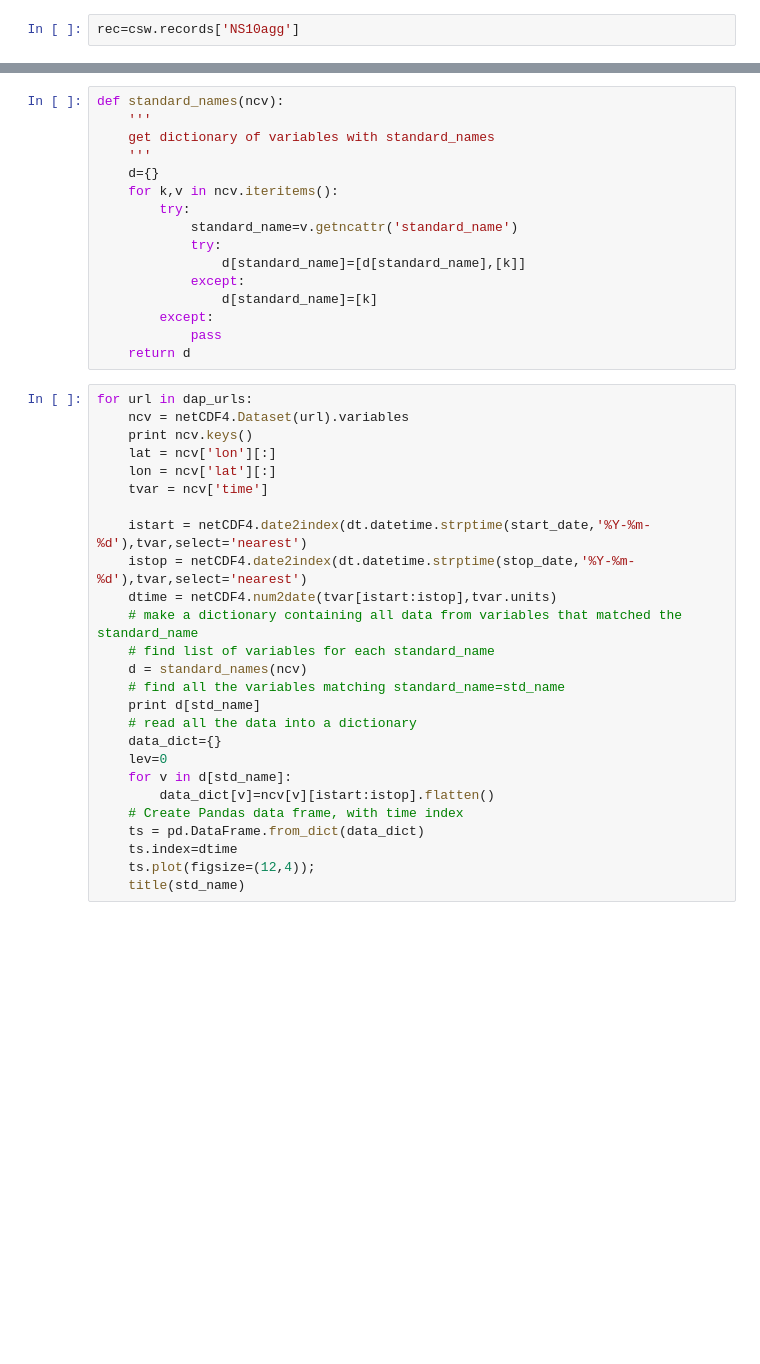
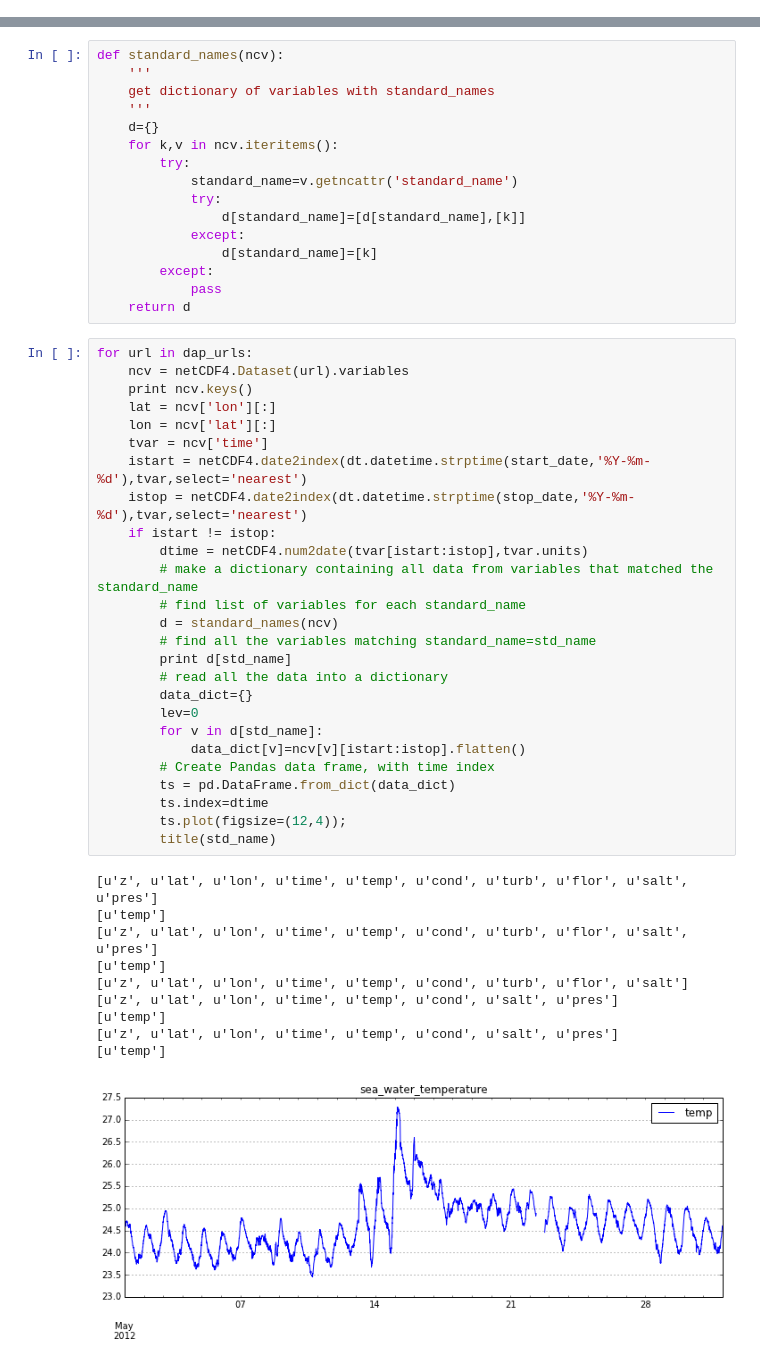
Before and after one commit to rsignell-usgs/ipython-notebooks, a Jupyter notebook: files/CSW_test-NGDC.ipynb, the cells around one changed output, grey strips where cells are left out. Drawn from its saved outputs; the diff is of its cells as text; blank space fills up the shorter version.

```diff
--- a/files/CSW_test-NGDC.ipynb
+++ b/files/CSW_test-NGDC.ipynb
@@ -156,2 +178,0 @@ Pick a particular record and look at the full XML response:
-# %%
-rec=csw.records['NS10agg']
@@ -221,26 +228,37 @@ def standard_names(ncv):
 # %%
 for url in dap_urls:
     ncv = netCDF4.Dataset(url).variables
     print ncv.keys()
     lat = ncv['lon'][:]
     lon = ncv['lat'][:]
     tvar = ncv['time']
-
     istart = netCDF4.date2index(dt.datetime.strptime(start_date,'%Y-%m-%d'),tvar,select='nearest')
     istop = netCDF4.date2index(dt.datetime.strptime(stop_date,'%Y-%m-%d'),tvar,select='nearest')
-    dtime = netCDF4.num2date(tvar[istart:istop],tvar.units)
-    # make a dictionary containing all data from variables that matched the standard_name
-    # find list of variables for each standard_name
-    d = standard_names(ncv)
-    # find all the variables matching standard_name=std_name
-    print d[std_name]
-    # read all the data into a dictionary
-    data_dict={}
-    lev=0
-    for v in d[std_name]:
-        data_dict[v]=ncv[v][istart:istop].flatten()
-    # Create Pandas data frame, with time index
-    ts = pd.DataFrame.from_dict(data_dict)
-    ts.index=dtime
-    ts.plot(figsize=(12,4));
-    title(std_name)
+    if istart != istop:
+        dtime = netCDF4.num2date(tvar[istart:istop],tvar.units)
+        # make a dictionary containing all data from variables that matched the standard_name
+        # find list of variables for each standard_name
+        d = standard_names(ncv)
+        # find all the variables matching standard_name=std_name
+        print d[std_name]
+        # read all the data into a dictionary
+        data_dict={}
+        lev=0
+        for v in d[std_name]:
+            data_dict[v]=ncv[v][istart:istop].flatten()
+        # Create Pandas data frame, with time index
+        ts = pd.DataFrame.from_dict(data_dict)
+        ts.index=dtime
+        ts.plot(figsize=(12,4));
+        title(std_name)
+# %% [output]
+[u'z', u'lat', u'lon', u'time', u'temp', u'cond', u'turb', u'flor', u'salt', u'pres']
+[u'temp']
+[u'z', u'lat', u'lon', u'time', u'temp', u'cond', u'turb', u'flor', u'salt', u'pres']
+[u'temp']
+[u'z', u'lat', u'lon', u'time', u'temp', u'cond', u'turb', u'flor', u'salt']
+[u'z', u'lat', u'lon', u'time', u'temp', u'cond', u'salt', u'pres']
+[u'temp']
+[u'z', u'lat', u'lon', u'time', u'temp', u'cond', u'salt', u'pres']
+[u'temp']
+[figure, added]
```
Also changed, not shown: parts of 20 cells of this notebook.
